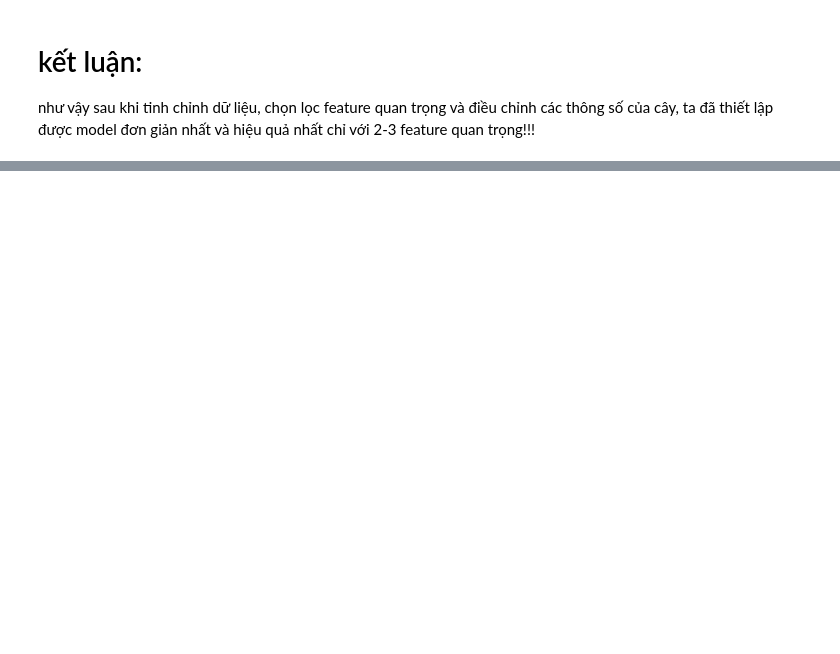
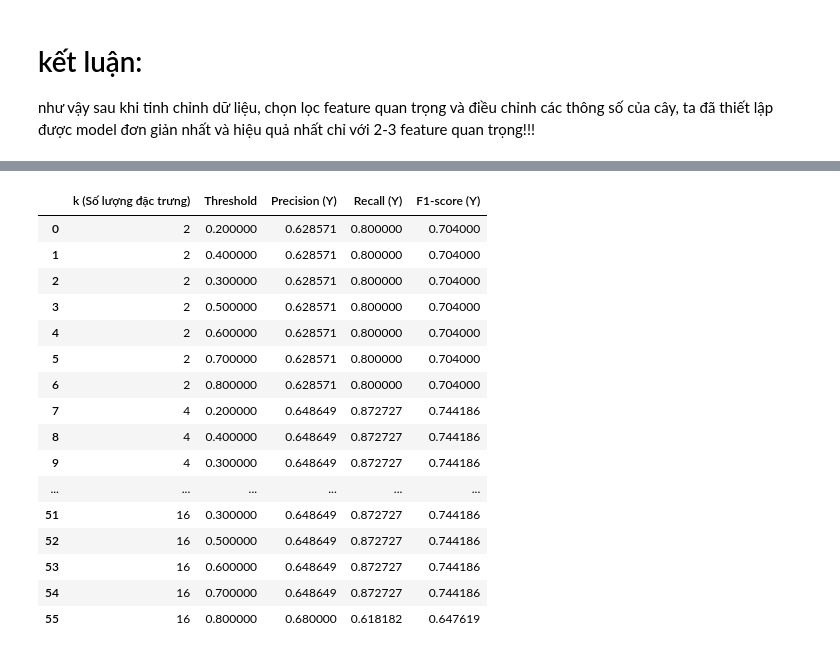
Before and after one commit to minhphu12-oc/gg-colab, a Jupyter notebook: project_5.ipynb, the cells around one changed output, grey strips where cells are left out. Drawn from its saved outputs; the diff is of its cells as text; code cells hidden in the pictures; blank space fills up the shorter version.

```diff
--- a/project_5.ipynb
+++ b/project_5.ipynb
@@ -690,0 +745,65 @@ như vậy sau khi tinh chỉnh dữ liệu, chọn lọc feature quan trọng v
+# %%
+k_comparison = []
+
+k_values = [2, 4, 6, 8, 10, 12, 14, 16]
+threehold = [0.2, 0.4, 0.3, 0.5, 0.6, 0.7, 0.8]
+
+for k_val in k_values:
+    pipe_test = Pipeline([
+        ("preprocessor", preprocessor),
+        ("kn", SelectKBest(score_func=f_classif, k=k_val)),
+        ("model", DecisionTreeClassifier(
+            splitter='random',
+            min_samples_split=15,
+            min_samples_leaf=10,
+            max_depth=6,
+            criterion='entropy',
+            ccp_alpha=0.0001,
+            random_state=42,
+            class_weight="balanced"
+        ))
+    ])
+
+    pipe_test.fit(x_train, y_train)
+
+    y_proba_test = pipe_test.predict_proba(x_test)
+    pos_idx = list(pipe_test.classes_).index('Y')
+    y_pos_proba = y_proba_test[:, pos_idx]
+
+    for th in threehold:
+        y_pred_test = ['Y' if prob >= th else 'N' for prob in y_pos_proba]
+
+        f1 = f1_score(y_test, y_pred_test, pos_label='Y', zero_division=0)
+        prec = precision_score(y_test, y_pred_test, pos_label='Y', zero_division=0)
+        rec = recall_score(y_test, y_pred_test, pos_label='Y', zero_division=0)
+
+        k_comparison.append({
+            "k (Số lượng đặc trưng)": k_val,
+            "Threshold": th,
+            "Precision (Y)": prec,
+            "Recall (Y)": rec,
+            "F1-score (Y)": f1
+        })
+
+# Tạo DataFrame và hiển thị bảng so sánh
+table = pd.DataFrame(k_comparison)
+styled_table = table.style.highlight_max(subset=["Precision (Y)", "Recall (Y)", "F1-score (Y)"], color="green")
+display(styled_table)
+# %% [output]
+|  | k (Số lượng đặc trưng) | Threshold | Precision (Y) | Recall (Y) | F1-score (Y) |
+| 0 | 2 | 0.200000 | 0.628571 | 0.800000 | 0.704000 |
+| 1 | 2 | 0.400000 | 0.628571 | 0.800000 | 0.704000 |
+| 2 | 2 | 0.300000 | 0.628571 | 0.800000 | 0.704000 |
+| 3 | 2 | 0.500000 | 0.628571 | 0.800000 | 0.704000 |
+| 4 | 2 | 0.600000 | 0.628571 | 0.800000 | 0.704000 |
+| 5 | 2 | 0.700000 | 0.628571 | 0.800000 | 0.704000 |
+| 6 | 2 | 0.800000 | 0.628571 | 0.800000 | 0.704000 |
+| 7 | 4 | 0.200000 | 0.648649 | 0.872727 | 0.744186 |
+| 8 | 4 | 0.400000 | 0.648649 | 0.872727 | 0.744186 |
+| 9 | 4 | 0.300000 | 0.648649 | 0.872727 | 0.744186 |
+| ... | ... | ... | ... | ... | ... |
+| 51 | 16 | 0.300000 | 0.648649 | 0.872727 | 0.744186 |
+| 52 | 16 | 0.500000 | 0.648649 | 0.872727 | 0.744186 |
+| 53 | 16 | 0.600000 | 0.648649 | 0.872727 | 0.744186 |
+| 54 | 16 | 0.700000 | 0.648649 | 0.872727 | 0.744186 |
+| 55 | 16 | 0.800000 | 0.680000 | 0.618182 | 0.647619 |
```
Also changed, not shown: parts of 10 cells of this notebook.
